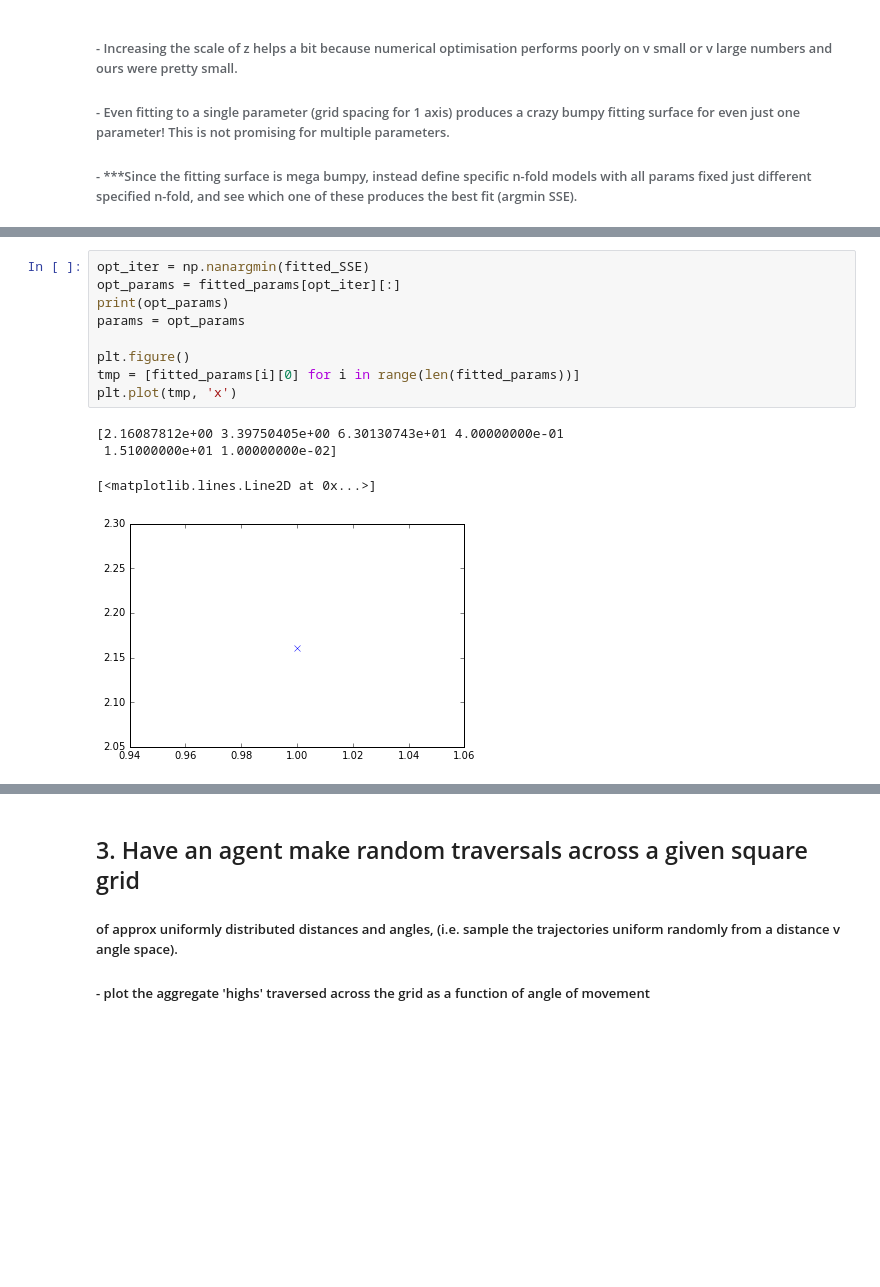
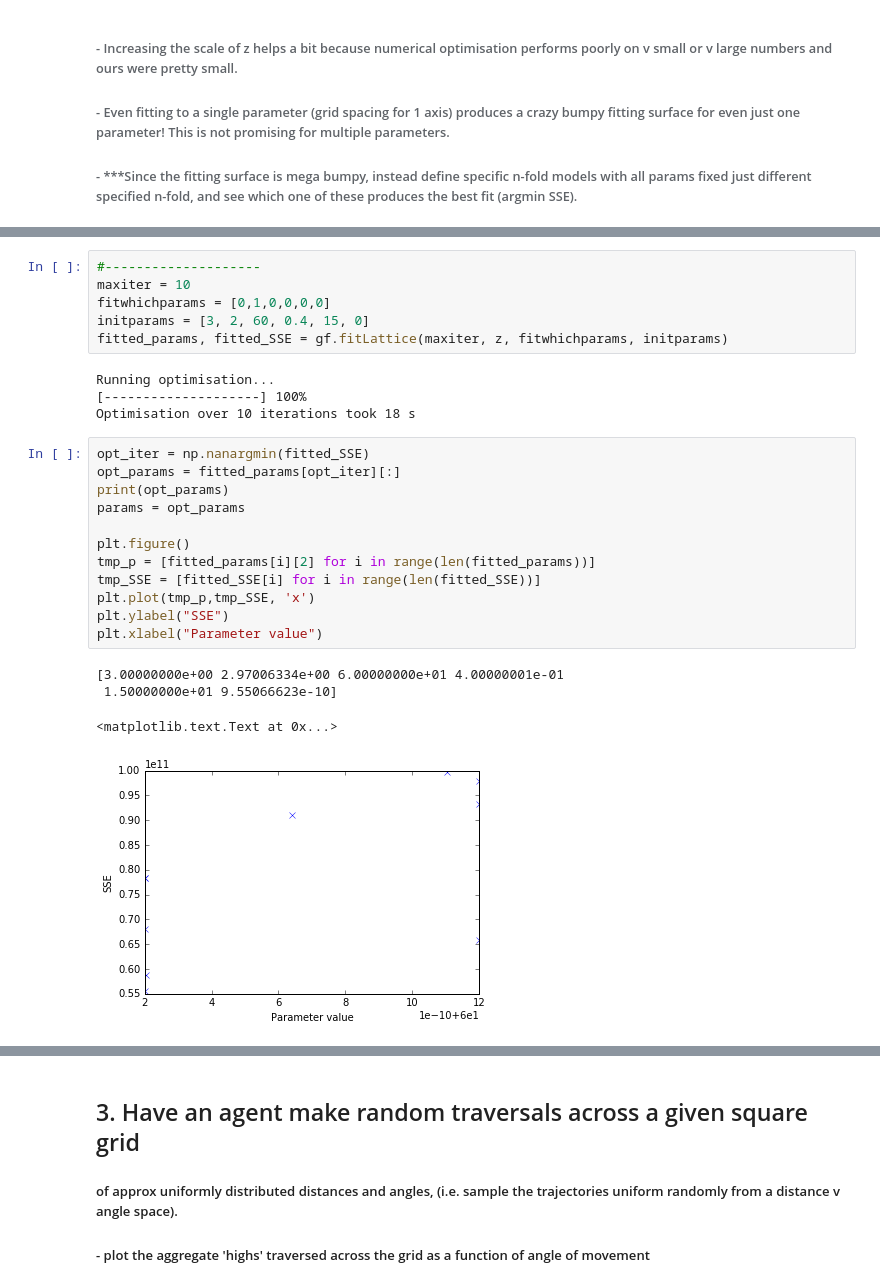
Before and after one commit to hannahsheahan/gridSimulations, a Jupyter notebook: gridsims.ipynb, the cells around one changed output, grey strips where cells are left out. Drawn from its saved outputs; the diff is of its cells as text; blank space fills up the shorter version.

Commit message:
fixed function that fits any chosen lattice parameters to data

```diff
--- a/gridsims.ipynb
+++ b/gridsims.ipynb
@@ -140,17 +95,30 @@ Running optimisation...
+# %%
+#--------------------
+maxiter = 10
+fitwhichparams = [0,1,0,0,0,0]
+initparams = [3, 2, 60, 0.4, 15, 0]
+fitted_params, fitted_SSE = gf.fitLattice(maxiter, z, fitwhichparams, initparams)
+# %% [output]
+Running optimisation...
+[--------------------] 100%
+Optimisation over 10 iterations took 18 s
 # %%
 opt_iter = np.nanargmin(fitted_SSE)
 opt_params = fitted_params[opt_iter][:]
 print(opt_params)
 params = opt_params
 
 plt.figure()
-tmp = [fitted_params[i][0] for i in range(len(fitted_params))]
-plt.plot(tmp, 'x')
+tmp_p = [fitted_params[i][2] for i in range(len(fitted_params))]
+tmp_SSE = [fitted_SSE[i] for i in range(len(fitted_SSE))]
+plt.plot(tmp_p,tmp_SSE, 'x')
+plt.ylabel("SSE")
+plt.xlabel("Parameter value")
 # %% [output]
-[2.16087812e+00 3.39750405e+00 6.30130743e+01 4.00000000e-01
- 1.51000000e+01 1.00000000e-02]
+[3.00000000e+00 2.97006334e+00 6.00000000e+01 4.00000001e-01
+ 1.50000000e+01 9.55066623e-10]
-[<matplotlib.lines.Line2D at 0x...>]
+<matplotlib.text.Text at 0x...>
-[figure, old version]
+[figure, new version]
 # %%
 # Plot the actual data, and next to it data generated from the fitted model
 f, (ax1, ax2) = plt.subplots(1, 2)
```
Also changed, not shown: parts of 5 cells of this notebook, 1 other file.
